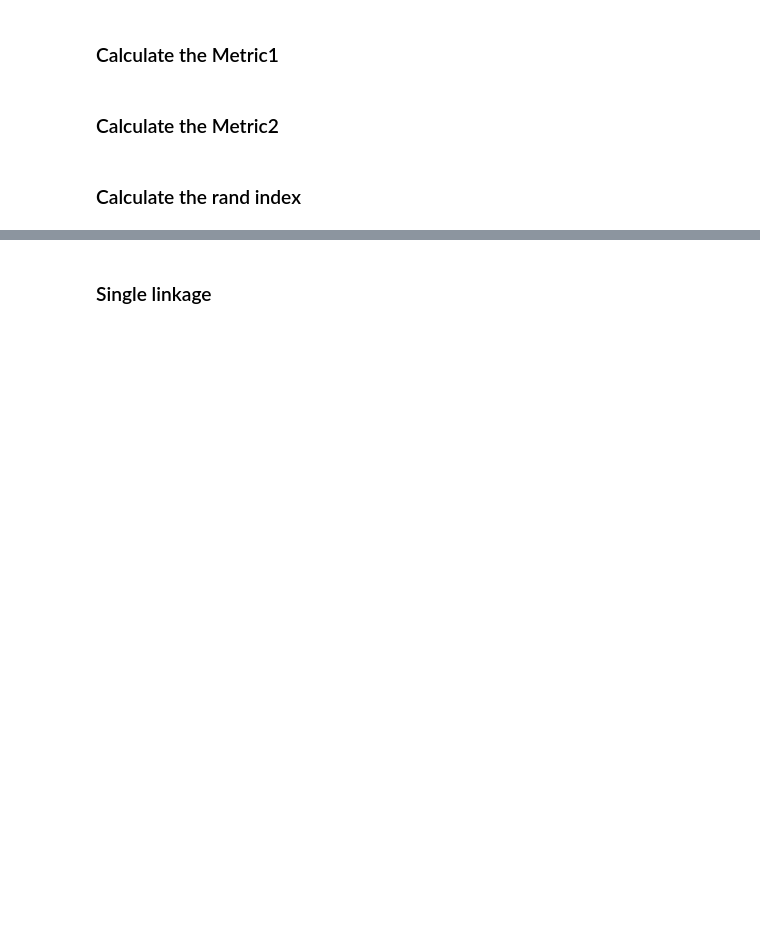
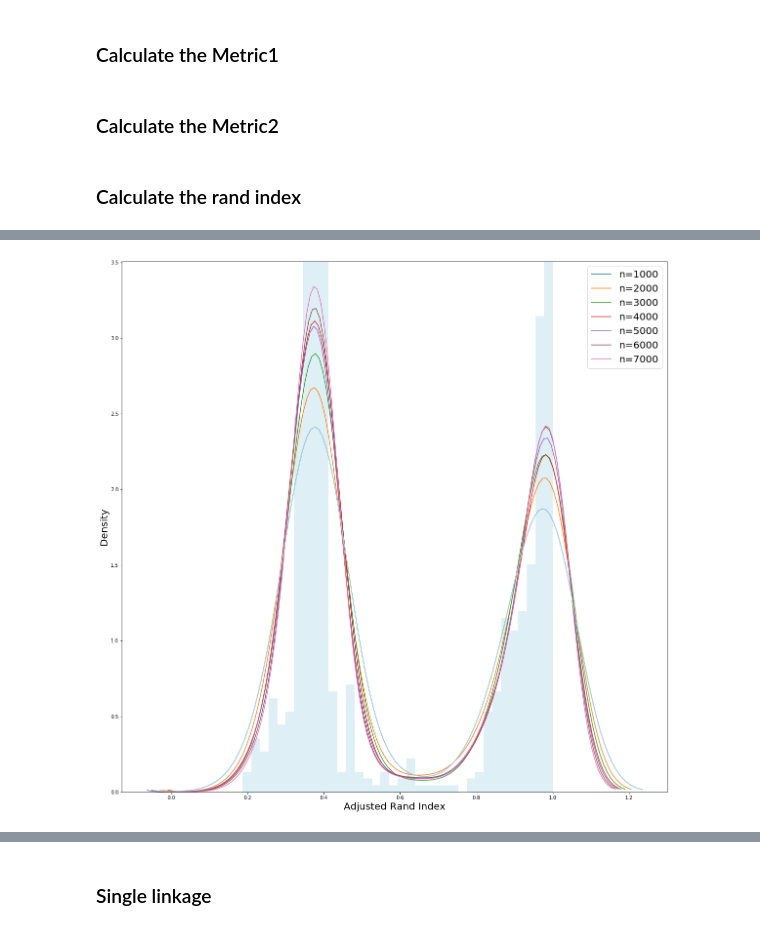
Before and after one commit to Zehui127/clusteringResearch2019, a Jupyter notebook: python_code/Untitled.ipynb, the cells around one changed output, grey strips where cells are left out. Drawn from its saved outputs; the diff is of its cells as text; code cells hidden in the pictures; blank space fills up the shorter version.

```diff
--- a/python_code/Untitled.ipynb
+++ b/python_code/Untitled.ipynb
@@ -305,0 +432,21 @@ np.where(d3==0)
+# %%
+import seaborn as sns
+# Density Plot and Histogram of all arrival delays
+fig,ax1=plt.subplots(1,1,figsize=(20,20))
+counter = 1
+sns.distplot(results[0], hist=False, kde=True,
+             bins=int(180/5),label="n="+str(counter*1000))
+counter +=1
+for i in results[1:]:
+    sns.distplot(i, hist=False, kde=True,
+                 bins=int(180/5),label="n="+str(counter*1000))
+    counter +=1
+
+sns.distplot(results[0], hist=True,
+             bins=int(180/5),color = 'lightblue')
+plt.xlabel('Adjusted Rand Index', fontsize=20)
+plt.ylabel('Density',fontsize=20)
+ax1.legend(fontsize=20)
+plt.savefig('simulate2_new.png')
+# %% [output]
+[figure, added]
```
Also changed, not shown: parts of 51 cells of this notebook, 28 other files.
